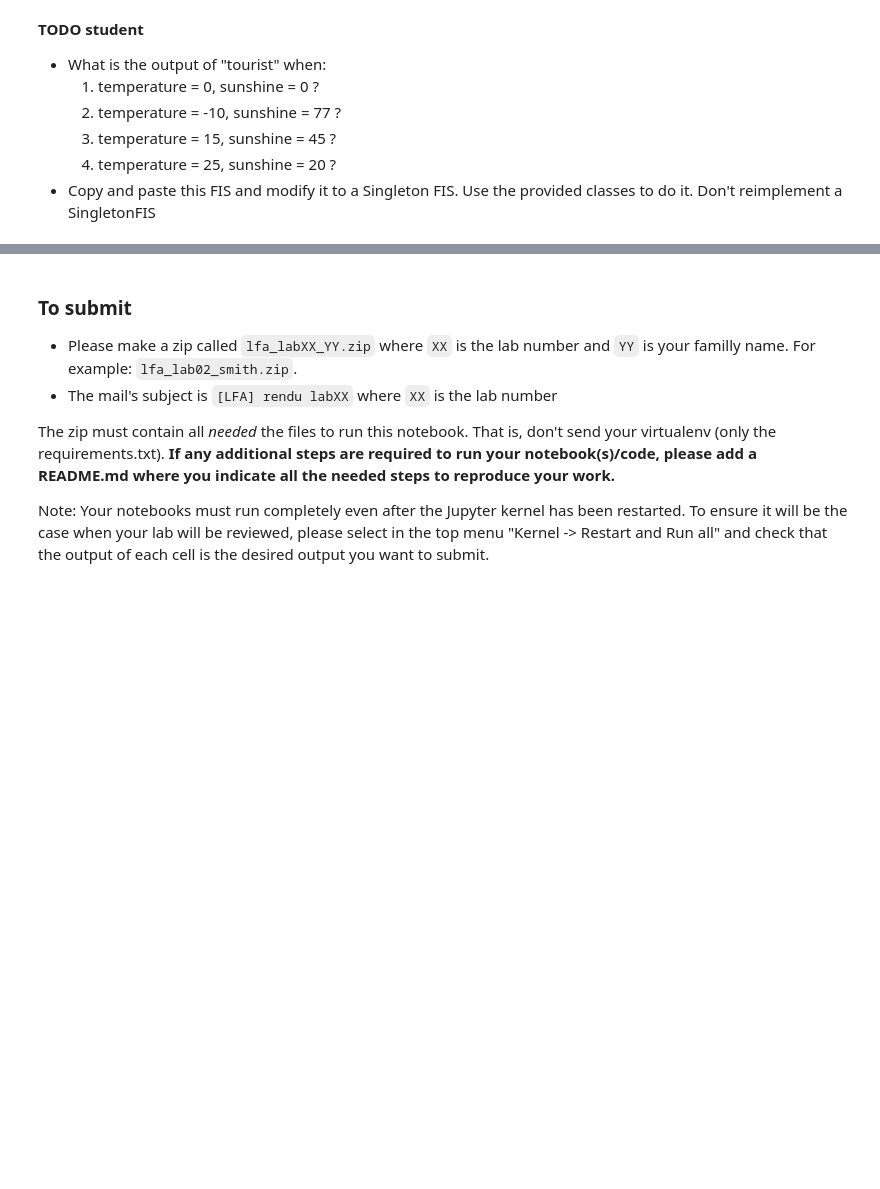
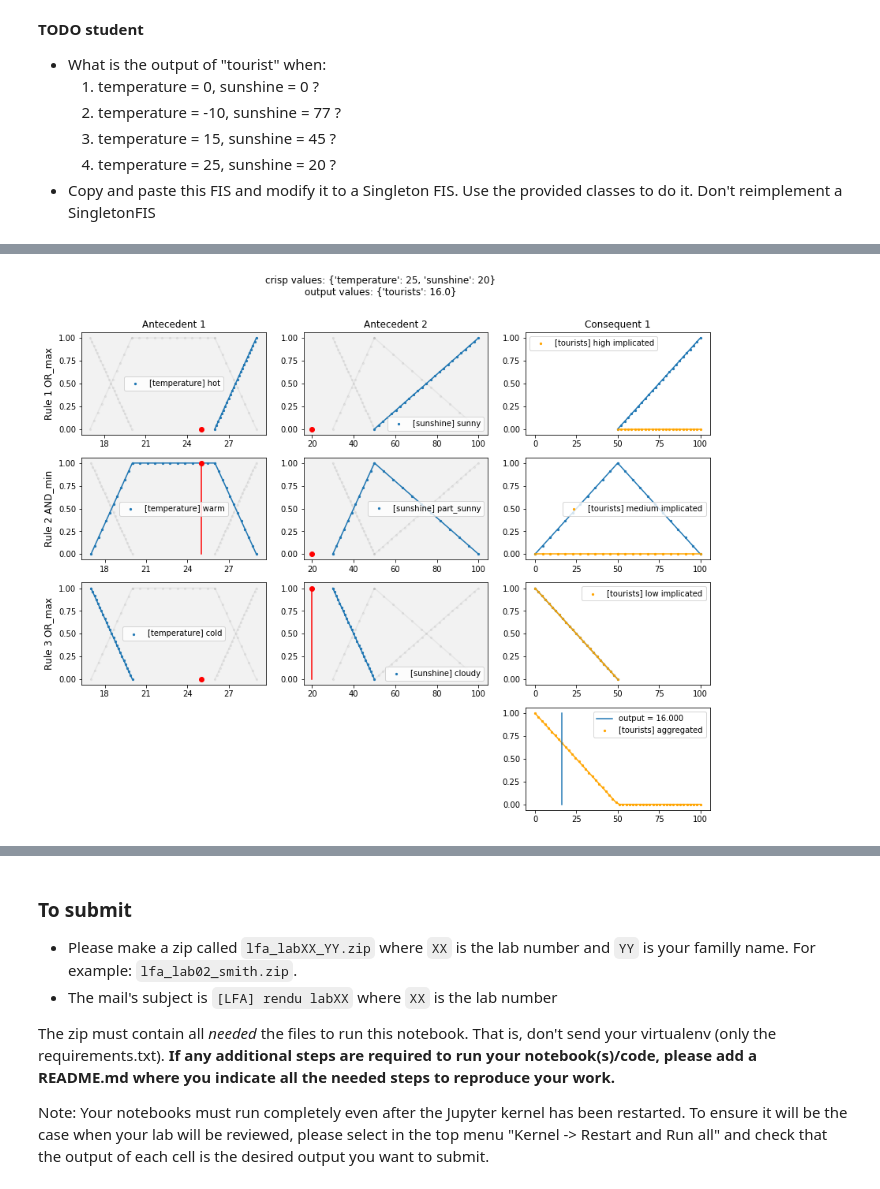
Before and after one commit to Nortalle/LFA_labo_021, a Jupyter notebook: LFA labo 030/034_fis.ipynb, the cells around one changed output, grey strips where cells are left out. Cells and saved outputs as stored; diff of their text form; code cells hidden in the pictures; blank space fills up the shorter version.

```diff
--- a/LFA labo 030/034_fis.ipynb
+++ b/LFA labo 030/034_fis.ipynb
@@ -177,0 +169,82 @@ _add some plots here..._
+# %%
+from fuzzy_systems.core.membership_functions.trap_mf import TrapMF
+
+# Step 1: define the linguistic variables
+lv_temperature = LinguisticVariable("temperature", {
+    "cold": LinPWMF([17, 1], [20, 0]),
+    "warm": TrapMF(17, 20, 26, 29),
+    "hot": LinPWMF([26, 0], [29, 1])
+})
+
+lv_sunshine = LinguisticVariable("sunshine", {
+    "cloudy": LinPWMF([30, 1], [50, 0]),
+    "part_sunny": TrapMF(30, 50, 50, 100),
+    "sunny": LinPWMF([50, 0], [100, 1])
+})
+
+lv_tourists = LinguisticVariable("tourists", {
+    "low": LinPWMF([0, 1], [50, 0]),
+    "medium": TrapMF(0, 50, 50, 100),
+    "high": LinPWMF([50, 0], [100, 1])
+})
+
+# Step 2: use the linguistic variables to create fuzzy rules
+
+
+r1 = FuzzyRule(
+    ants=[
+        Antecedent(lv_temperature, "hot"),
+        Antecedent(lv_sunshine, "sunny")
+    ],
+        ant_act_func=OR_max,
+    cons=[
+        Consequent(lv_tourists, "high"),
+    ],
+    # implication function or "how the activated antecedents value will be combined with the consequent(s)
+    impl_func=MIN
+
+)
+
+r2 = FuzzyRule(
+    ants=[
+        Antecedent(lv_temperature, "warm"),
+        Antecedent(lv_sunshine, "part_sunny")
+    ],
+        ant_act_func=AND_min,
+    cons=[
+        Consequent(lv_tourists, "medium"),
+    ],
+    # implication function or "how the activated antecedents value will be combined with the consequent(s)
+    impl_func=MIN
+
+)
+
+r3 = FuzzyRule(
+    ants=[
+        Antecedent(lv_temperature, "cold"),
+        Antecedent(lv_sunshine, "cloudy")
+    ],
+    ant_act_func=OR_max,
+    cons=[
+        Consequent(lv_tourists, "low"),
+    ],
+    impl_func=MIN
+)
+
+# Step 3: create the FIS
+fis = FIS(
+    rules=[r1, r2, r3],
+    aggr_func=np.max, # aggregation function or "how the implicated consequent(s) will be combined together"
+    defuzz_func=COA_func # defuzzification or "how the "final" membership function created after the aggregation step will be interpreted as a output crisp value
+)
+
+# Step 4: execute the FIS
+input_values = {'temperature': 25, 'sunshine': 20}
+predicted_value = fis.predict(input_values)
+print("predicted_value", predicted_value)
+
+
+# Step 5: View the FIS
+fisv = FISViewer(fis, figsize=(12, 10))
+fisv.show()
+# %% [output]
@@ -177,0 +252 @@ _add some plots here..._
+[figure, added]
```
Also changed, not shown: parts of 9 cells of this notebook, 13 other files.
